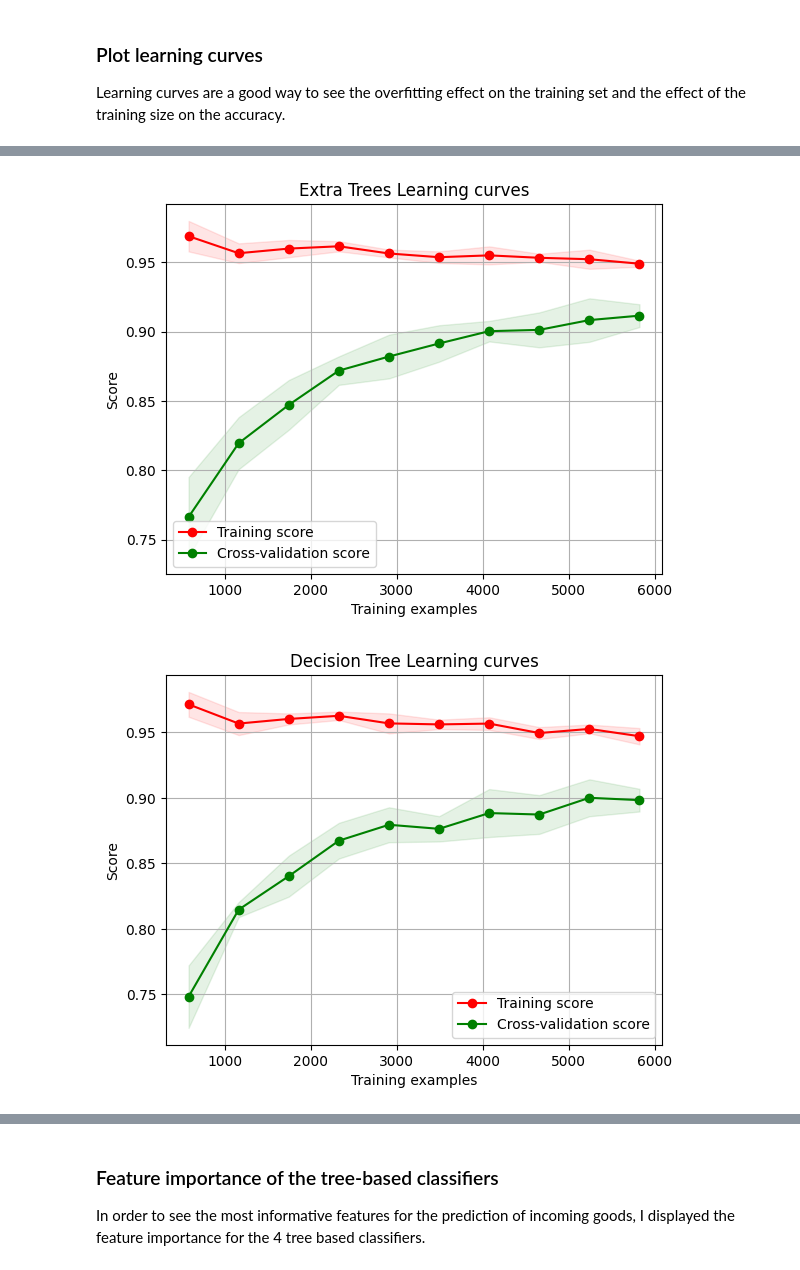
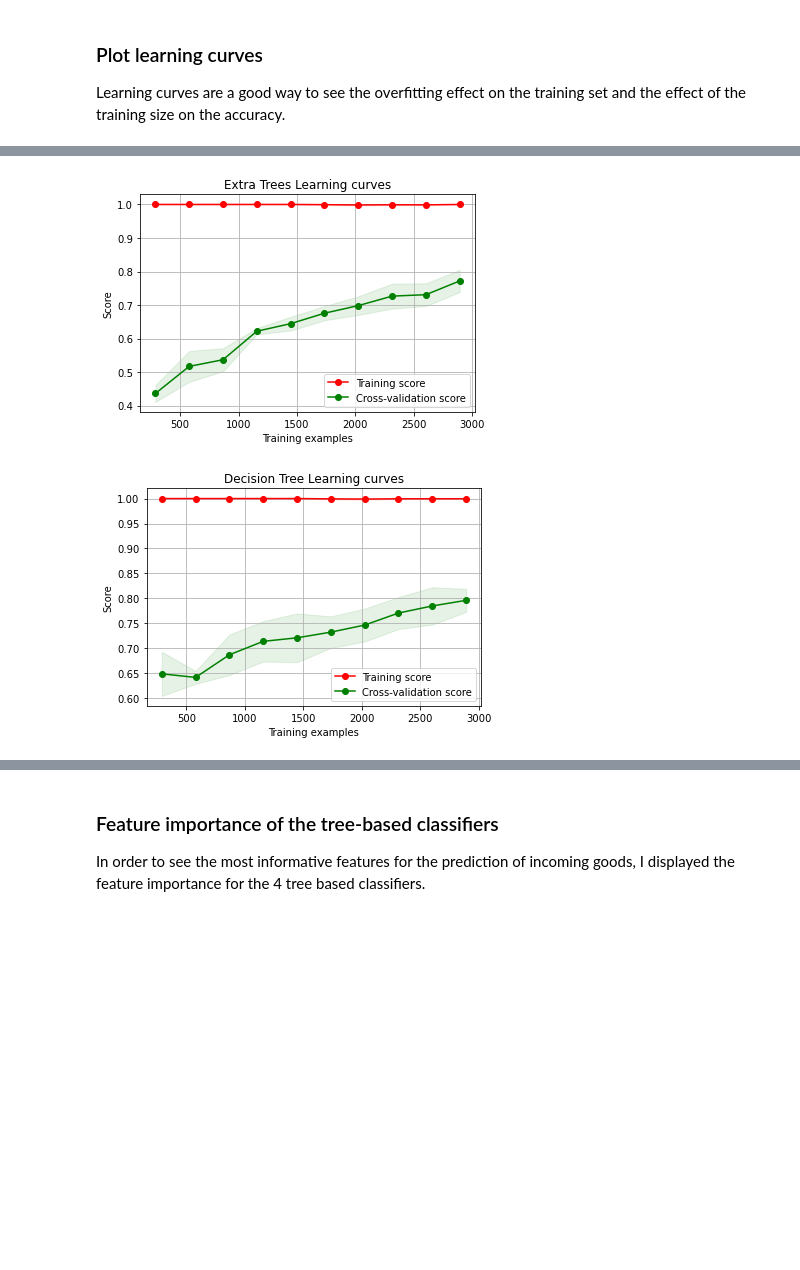
Before and after one commit to Fabiqula/Incoming_goods_prediction_project, a Jupyter notebook: QC_incoming_goods_prediction.ipynb, the cells around one changed output, grey strips where cells are left out. Drawn from its saved outputs; the diff is of its cells as text; code cells hidden in the pictures; blank space fills up the shorter version.

```diff
--- a/QC_incoming_goods_prediction.ipynb
+++ b/QC_incoming_goods_prediction.ipynb
@@ -2232,21 +2476,23 @@ gs_random_forest_precision
 # %%
 #CatBoost
 catboost_param_grid = {
+    'depth': [3, 5],
     'iterations': [50, 100, 200],
     'learning_rate': [0.01, 0.1, 0.2],
-    'depth': [None, 3, 5, 7]
+    'l2_leaf_reg': [3, 5, 7],
+
 }
 
 #Initialize CatBoost classifier
-catboost = CatBoostClassifier()
+catboost = CatBoostClassifier(random_state=random_state, class_weights=class_weights)
 
 #Initialize GridSearchCV
-catboost_grid_search = GridSearchCV(catboost, catboost_param_grid, cv=kfold, scoring='precision', n_jobs=-1, verbose=1)
+catboost_grid_search = GridSearchCV(catboost, catboost_param_grid, cv=kfold, scoring=scoring_metrics, refit='f1_negative', n_jobs=-1, verbose=1)
 
 #Perform grid search
 catboost_grid_search.fit(X_train, y_train, verbose=False)
 
 #Get the best hyperparameters
 catboost_best_params = catboost_grid_search.best_params_
-catboost_best_precision = catboost_grid_search.best_score_
+catboost_best_f1_neg = catboost_grid_search.best_score_
 catboost_best_model = catboost_grid_search.best_estimator_
@@ -2268,14 +2532,14 @@ gb_param_grid = {
 gb_clf = GradientBoostingClassifier(random_state=42)
 
 # Create the GridSearchCV object
-gs_gb_clf = GridSearchCV(estimator=gb_clf, param_grid=gb_param_grid, cv=kfold, scoring=f1_negative_scorer, n_jobs=-1, verbose=1)
+gs_gb_clf = GridSearchCV(estimator=gb_clf, param_grid=gb_param_grid, cv=kfold, scoring=scoring_metrics, refit='f1_negative', n_jobs=-1, verbose=1)
 
 # Perform the grid search
 gs_gb_clf.fit(X_train, y_train)
 
 # Get the best parameters and the best score
 gb_best_params = gs_gb_clf.best_params_
-gb_best_score = gs_gb_clf.best_score_
+gb_best_f1_neg = gs_gb_clf.best_score_
 gb_best_model = gs_gb_clf.best_estimator_
 # %% [output]
 Fitting 5 folds for each of 27 candidates, totalling 135 fits
@@ -2294,17 +2574,17 @@ logistic_regression_param_grid = {
 }
 
 # Initialize Logistic Regression classifier
-logistic_regression = LogisticRegression(random_state=random_state)
+logistic_regression = LogisticRegression(random_state=random_state, class_weight=class_weights)
 
 # Initialize GridSearchCV
-logistic_regression_grid_search = GridSearchCV(logistic_regression, logistic_regression_param_grid, cv=kfold, scoring='precision', n_jobs=-1, verbose=1)
+logistic_regression_grid_search = GridSearchCV(logistic_regression, logistic_regression_param_grid, cv=kfold, scoring=scoring_metrics, refit='f1_negative', n_jobs=-1, verbose=1)
 
 # Perform grid search
 logistic_regression_grid_search.fit(X_train, y_train)
 
 # Get the best hyperparameters
 logistic_regression_best_params = logistic_regression_grid_search.best_params_
-logistic_regression_precision = logistic_regression_grid_search.best_score_
+logistic_regression_f1_neg = logistic_regression_grid_search.best_score_
 logistic_regression_best_model = logistic_regression_grid_search.best_estimator_
 # %% [output]
 Fitting 5 folds for each of 1 candidates, totalling 5 fits
@@ -2325,7 +2621,7 @@ Learning curves are a good way to see the overfitting effect on the training set
 from sklearn.model_selection import learning_curve
 
 def plot_learning_curve(estimator, title, X, y, ylim=None, cv=None,
-                        n_jobs=-1, train_sizes=np.linspace(.1, 1.0, 10)):
+                        n_jobs=-1, train_sizes=np.linspace(.1, 1.0, 10),scoring='accuracy'):
     """Generate a simple plot of the test and training learning curve"""
     plt.figure()
     plt.title(title)
@@ -2334,7 +2630,7 @@ def plot_learning_curve(estimator, title, X, y, ylim=None, cv=None,
     plt.xlabel("Training examples")
     plt.ylabel("Score")
     train_sizes, train_scores, test_scores = learning_curve(
-        estimator, X, y, cv=cv, n_jobs=n_jobs, train_sizes=train_sizes, scoring='precision')
+        estimator, X, y, cv=cv, n_jobs=n_jobs, train_sizes=train_sizes, scoring=scoring)
     train_scores_mean = np.mean(train_scores, axis=1)
     train_scores_std = np.std(train_scores, axis=1)
     test_scores_mean = np.mean(test_scores, axis=1)
@@ -2356,12 +2656,12 @@ def plot_learning_curve(estimator, title, X, y, ylim=None, cv=None,
 # %%
-plot_learning_curve(extra_trees_best_model,"Extra Trees Learning curves",X_train,y_train,cv=kfold)
-plot_learning_curve(decision_tree_best_model,"Decision Tree Learning curves",X_train,y_train,cv=kfold)
-plot_learning_curve(rf_best_model,"Random Forest Learning curves",X_train,y_train,cv=kfold)
-plot_learning_curve(catboost_best_model,"CatBoost Trees learning curves",X_train,y_train,cv=kfold)
-plot_learning_curve(gb_best_model,"GradientBoost learning curves",X_train,y_train,cv=kfold)
-plot_learning_curve(logistic_regression_best_model,"Logistic Regression learning curves",X_train,y_train,cv=kfold)
+plot_learning_curve(extra_trees_best_model,"Extra Trees Learning curves",X_train,y_train,cv=kfold, scoring=scoring_metrics['specificity'])
+plot_learning_curve(decision_tree_best_model,"Decision Tree Learning curves",X_train,y_train,cv=kfold, scoring=scoring_metrics['specificity'])
+plot_learning_curve(rf_best_model,"Random Forest Learning curves",X_train,y_train,cv=kfold, scoring=scoring_metrics['specificity'])
+plot_learning_curve(catboost_best_model,"CatBoost Trees learning curves",X_train,y_train,cv=kfold, scoring=scoring_metrics['specificity'])
+plot_learning_curve(gb_best_model,"GradientBoost learning curves",X_train,y_train,cv=kfold, scoring=scoring_metrics['specificity'])
+plot_learning_curve(logistic_regression_best_model,"Logistic Regression learning curves",X_train,y_train,cv=kfold, scoring=scoring_metrics['specificity'])
 
 plt.show()
 # %% [output]
-[figure, old version]
+[figure, new version]
-[figure, old version]
+[figure, new version]
```
Also changed, not shown: parts of 131 cells of this notebook, 1 other file.
